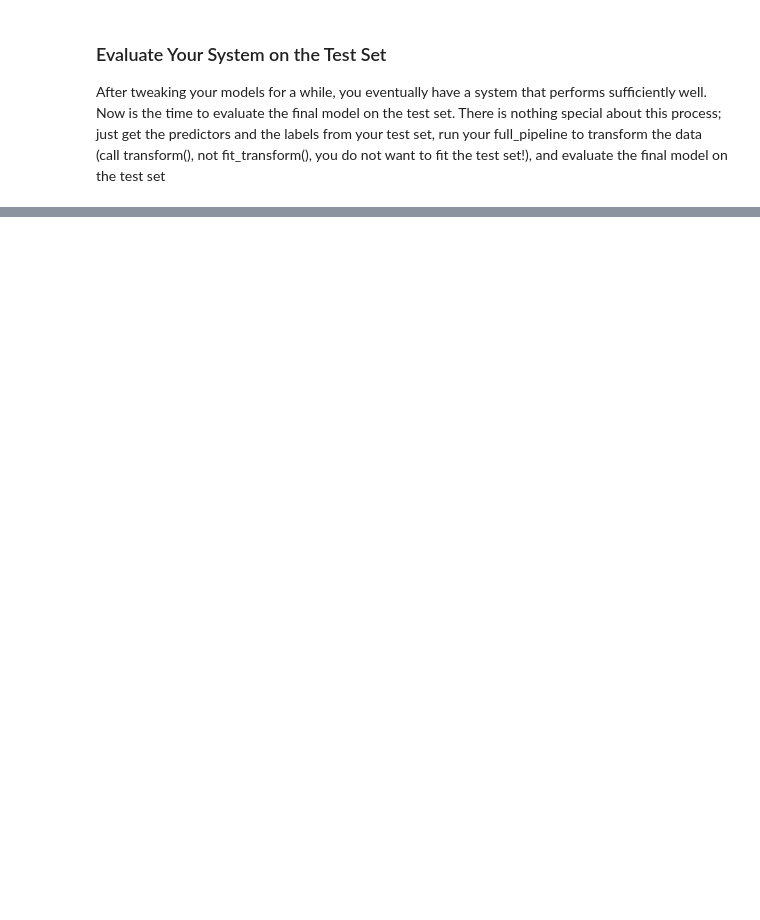
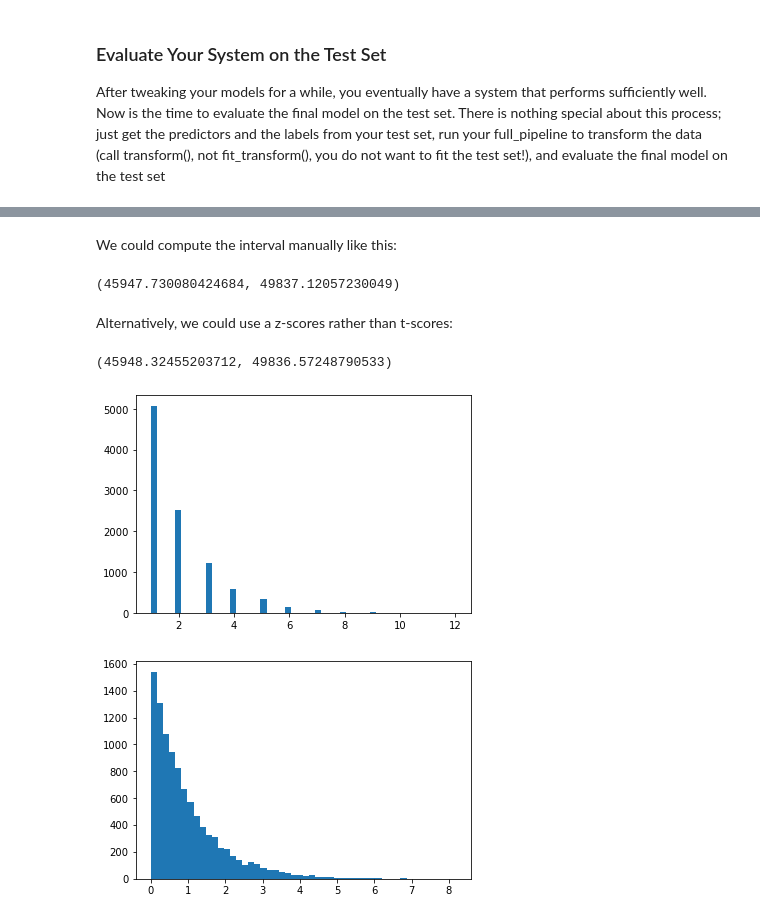
Before and after one commit to shoaibiqbalk/real-estate-project, a Jupyter notebook: Housing.ipynb, the cells around one changed output, grey strips where cells are left out. Saved outputs shown, nothing was run; the diff lists cells and outputs as text; code cells hidden in the pictures; blank space fills up the shorter version.

```diff
--- a/Housing.ipynb
+++ b/Housing.ipynb
@@ -667,0 +662,30 @@ array([46534.86317103, 50491.94876623])
+# %% [markdown]
+We could compute the interval manually like this:
+# %%
+m = len(squared_errors)
+mean = squared_errors.mean()
+tscore = stats.t.ppf((1 + confidence) / 2, df=m - 1)
+tmargin = tscore * squared_errors.std(ddof=1) / np.sqrt(m)
+np.sqrt(mean - tmargin), np.sqrt(mean + tmargin)
+# %% [output]
+(45947.730080424684, 49837.12057230049)
+# %% [markdown]
+Alternatively, we could use a z-scores rather than t-scores:
+# %%
+zscore = stats.norm.ppf((1 + confidence) / 2)
+zmargin = zscore * squared_errors.std(ddof=1) / np.sqrt(m)
+np.sqrt(mean - zmargin), np.sqrt(mean + zmargin)
+# %% [output]
+(45948.32455203712, 49836.57248790533)
+# %%
+# SciPy distributions for RandomizedSearchCV
+from scipy.stats import geom, expon
+geom_distrib=geom(0.5).rvs(10000, random_state=42)
+expon_distrib=expon(scale=1).rvs(10000, random_state=42)
+plt.hist(geom_distrib, bins=50)
+plt.show()
+plt.hist(expon_distrib, bins=50)
+plt.show()
+# %% [output]
+[figure, added]
+[figure, added]
```
Also changed, not shown: parts of 18 cells of this notebook, 1 other file.
